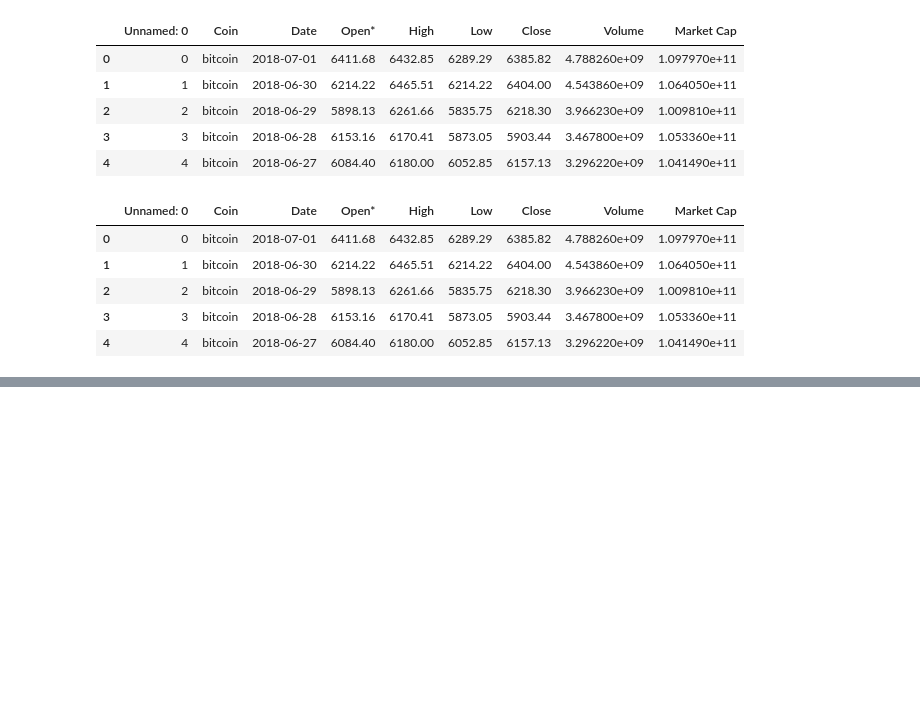
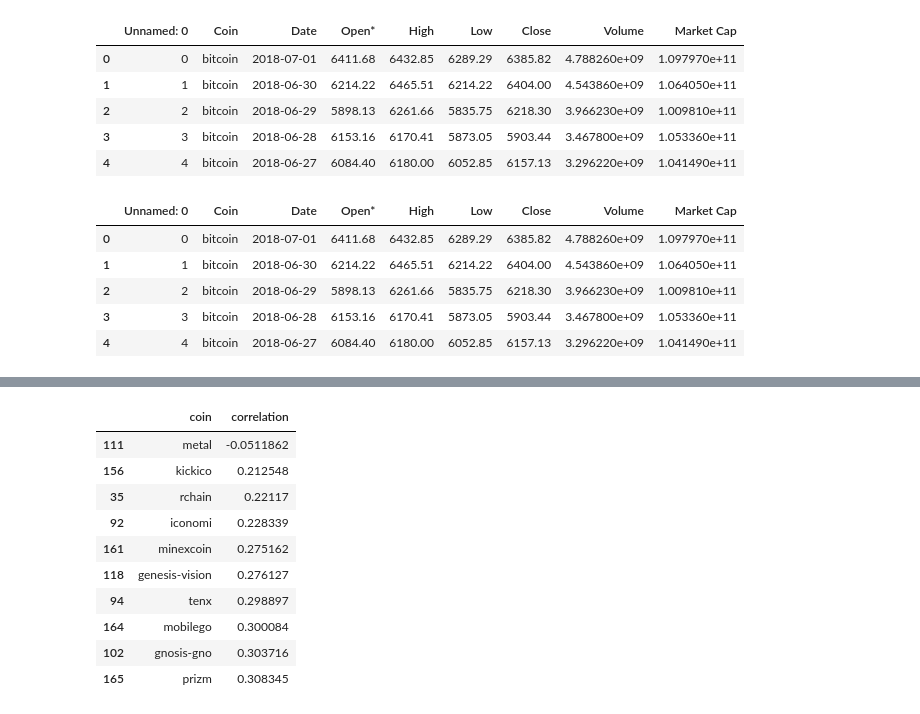
Before and after one commit to tstreamDOTh/Crypto-Currency-Market-Resistance-EDA, a Jupyter notebook: EDA.ipynb, the cells around one changed output, grey strips where cells are left out. Saved outputs shown, nothing was run; the diff lists cells and outputs as text; code cells hidden in the pictures; blank space fills up the shorter version.

```diff
--- a/EDA.ipynb
+++ b/EDA.ipynb
@@ -127,0 +143,16 @@ for coin in top_200_coins:
+# %%
+s = pd.DataFrame({'coin' : list(df_dict.keys()), 'correlation': list(df_dict.values())})
+# %%
+s.sort_values(['correlation'])[0:10].style.background_gradient(cmap='RdBu')
+# %% [output]
+|  | coin | correlation |
+| 111 | metal | -0.0511862 |
+| 156 | kickico | 0.212548 |
+| 35 | rchain | 0.22117 |
+| 92 | iconomi | 0.228339 |
+| 161 | minexcoin | 0.275162 |
+| 118 | genesis-vision | 0.276127 |
+| 94 | tenx | 0.298897 |
+| 164 | mobilego | 0.300084 |
+| 102 | gnosis-gno | 0.303716 |
+| 165 | prizm | 0.308345 |
```
Also changed, not shown: parts of 1 cell of this notebook.
